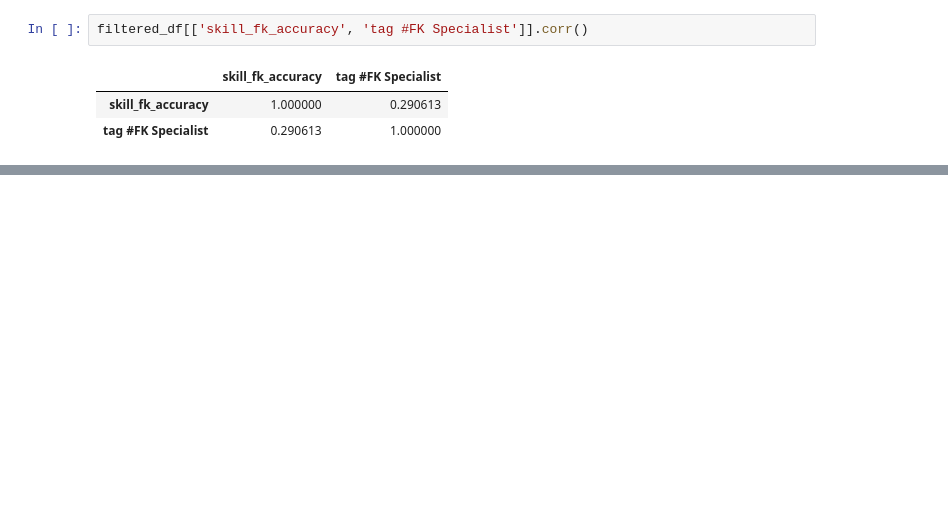
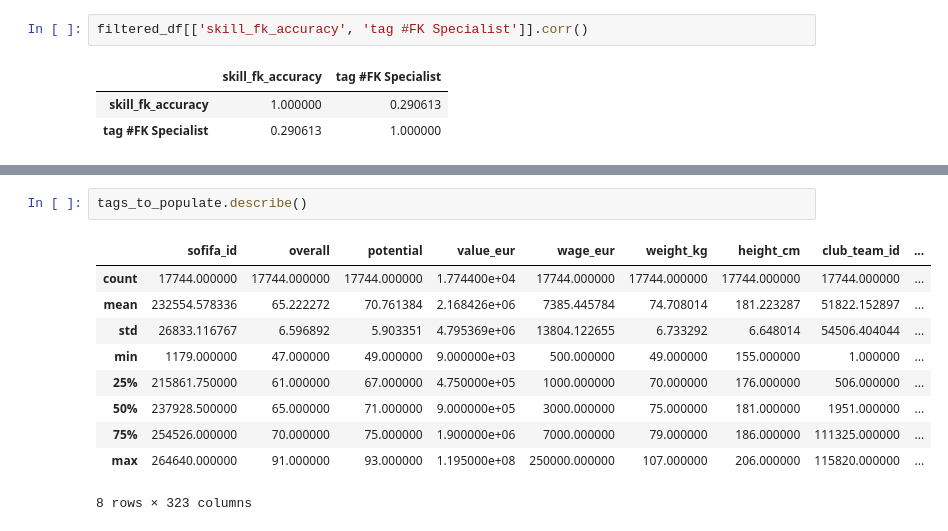
Before and after one commit to olucaslopes/fifa22-players-analysis, a Jupyter notebook: Classification Models.ipynb, the cells around one changed output, grey strips where cells are left out. Saved outputs shown, nothing was run; the diff lists cells and outputs as text; blank space fills up the shorter version.

```diff
--- a/Classification Models.ipynb
+++ b/Classification Models.ipynb
@@ -202,0 +269,13 @@ filtered_df[['skill_fk_accuracy', 'tag #FK Specialist']].corr()
+# %%
+tags_to_populate.describe()
+# %% [output]
+|  | sofifa_id | overall | potential | value_eur | wage_eur | weight_kg | height_cm | club_team_id | ... |
+| count | 17744.000000 | 17744.000000 | 17744.000000 | 1.774400e+04 | 17744.000000 | 17744.000000 | 17744.000000 | 17744.000000 | ... |
+| mean | 232554.578336 | 65.222272 | 70.761384 | 2.168426e+06 | 7385.445784 | 74.708014 | 181.223287 | 51822.152897 | ... |
+| std | 26833.116767 | 6.596892 | 5.903351 | 4.795369e+06 | 13804.122655 | 6.733292 | 6.648014 | 54506.404044 | ... |
+| min | 1179.000000 | 47.000000 | 49.000000 | 9.000000e+03 | 500.000000 | 49.000000 | 155.000000 | 1.000000 | ... |
+| 25% | 215861.750000 | 61.000000 | 67.000000 | 4.750000e+05 | 1000.000000 | 70.000000 | 176.000000 | 506.000000 | ... |
+| 50% | 237928.500000 | 65.000000 | 71.000000 | 9.000000e+05 | 3000.000000 | 75.000000 | 181.000000 | 1951.000000 | ... |
+| 75% | 254526.000000 | 70.000000 | 75.000000 | 1.900000e+06 | 7000.000000 | 79.000000 | 186.000000 | 111325.000000 | ... |
+| max | 264640.000000 | 91.000000 | 93.000000 | 1.195000e+08 | 250000.000000 | 107.000000 | 206.000000 | 115820.000000 | ... |
+8 rows × 323 columns
```
Also changed, not shown: parts of 9 cells of this notebook.
